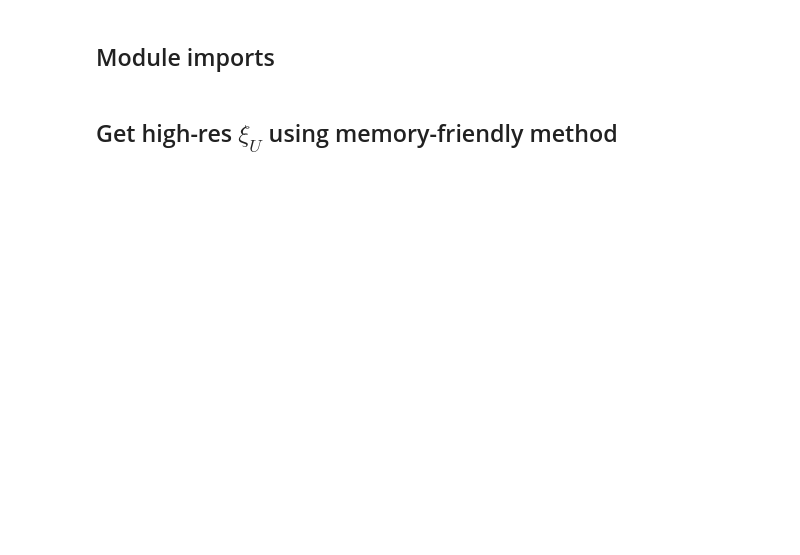
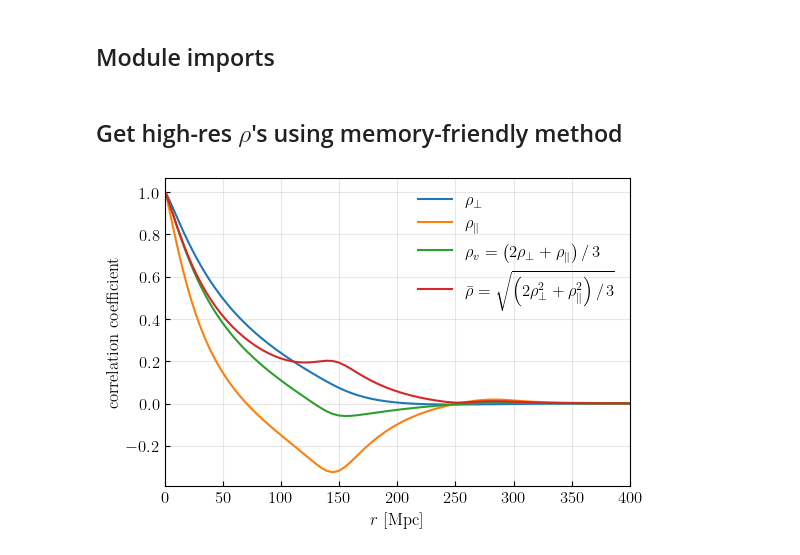
Before and after one commit to ryanyrzh/Zeus21, a Jupyter notebook: aniso_tests/high_res.ipynb, the cells around one changed output. Saved outputs shown, nothing was run; the diff lists cells and outputs as text; code cells hidden in the pictures; blank space fills up the shorter version.

```diff
--- a/aniso_tests/high_res.ipynb
+++ b/aniso_tests/high_res.ipynb
@@ -29,7 +29,7 @@ from classy import Class
 import mcfit
 from scipy.interpolate import interp1d
 # %% [markdown]
-## Get high-res $\xi_U$ using memory-friendly method
+## Get high-res $\rho$'s using memory-friendly method
 # %%
 UserParams = zeus21.User_Parameters(precisionboost=1.2)
 
@@ -154,3 +154,27 @@ xi_perp_RR_CF = psi0 - 0.5 * psi2
 # Normalize them
 xi_para_RR_CF /= np.max(np.abs(xi_para_RR_CF))
 xi_perp_RR_CF /= np.max(np.abs(xi_perp_RR_CF))
+# %%
+R1_choose = 0
+R2_choose = 0
+
+rho_para = xi_para_RR_CF[R1_choose, R2_choose, :]
+rho_perp = xi_perp_RR_CF[R1_choose, R2_choose, :]
+rho_orig = np.sqrt((2 * xi_perp_RR_CF[R1_choose, R2_choose, :]**2 + \
+                   xi_para_RR_CF[R1_choose, R2_choose, :]**2) / 3)
+rho_iso = (2 * rho_perp + rho_para) / 3
+
+fig, ax = plt.subplots(1, 1, figsize=(6,4))
+ax.plot(rlist, rho_perp, label=r'$\rho_{\perp}$')
+ax.plot(rlist, rho_para, label=r'$\rho_{\parallel}$')
+ax.plot(rlist, rho_iso, label=r'$\rho_v=\left(2\rho_\perp + \rho_\parallel\right)/\,3$')
+ax.plot(rlist, rho_orig, label=r'$\bar\rho=\sqrt{\left(2\rho_{\perp}^2 + \rho_{\parallel}^2\right)/\,3}$')
+
+ax.set_xlim(0, 400)
+ax.set_xlabel(r'$r$ [Mpc]')
+ax.set_ylabel(r'correlation coefficient')
+ax.legend(frameon=False)
+ax.tick_params(axis='both', which='major', direction='in')
+ax.grid(True, which='both', alpha=0.3)
+# %% [output]
+[figure, added]
```
Also changed, not shown: parts of 8 cells of this notebook.
